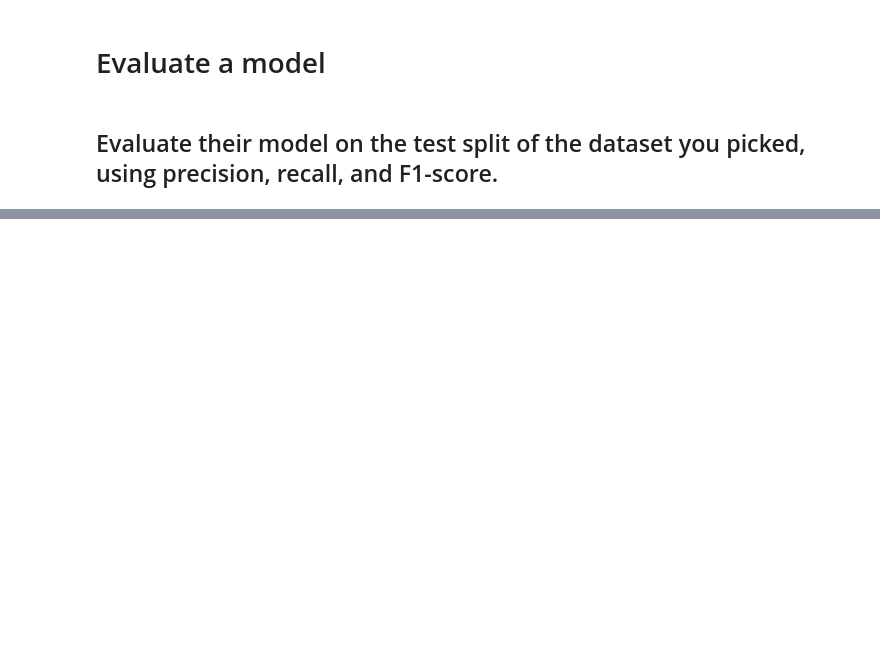
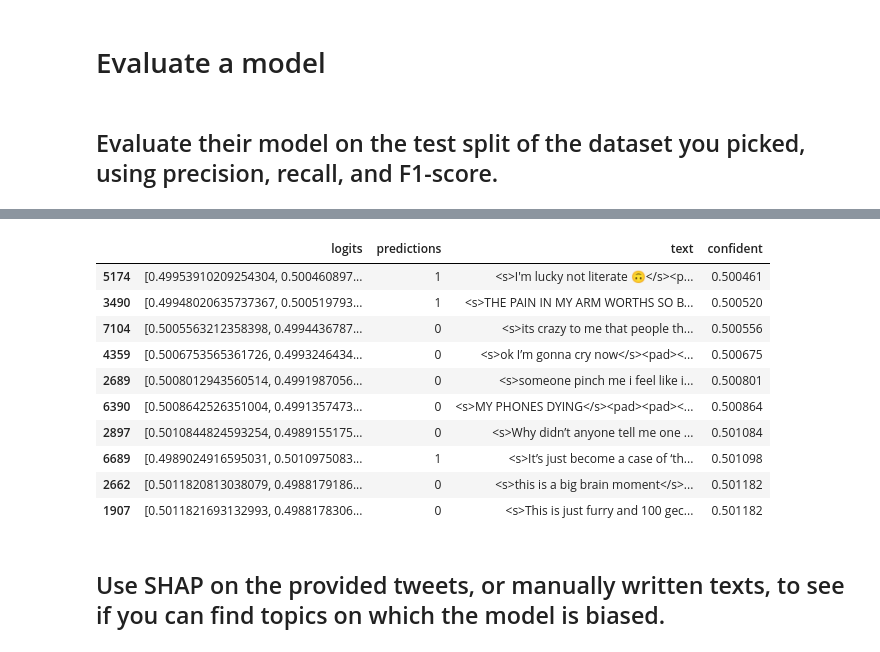
Before and after one commit to meliioko/nlp8, a Jupyter notebook: nlp8.ipynb, the cells around one changed output, grey strips where cells are left out. Drawn from its saved outputs; the diff is of its cells as text; code cells hidden in the pictures; blank space fills up the shorter version.

```diff
--- a/nlp8.ipynb
+++ b/nlp8.ipynb
@@ -74,0 +201,18 @@ topic_model.visualize_barchart()
+# %%
+from torch.utils.data import Dataset
+class TextDataset(Dataset):
+    def __init__(self, texts, tokenizer, max_length):
+        self.texts = texts
+        self.tokenizer = tokenizer
+        self.max_length = max_length
+
+    def __getitem__(self, idx):
+        text = self.texts[idx]
+        inputs = self.tokenizer(text, return_tensors='pt', max_length=self.max_length, padding='max_length', truncation=True)
+        return {key: tensor.squeeze(0) for key, tensor in inputs.items()}
+
+    def __len__(self):
+        return len(self.texts)
+
+tweet_dataset = TextDataset(tweets['text'], tokenizer, max_length=512)
+data_loader = DataLoader(tweet_dataset, batch_size=128)
@@ -74,0 +282,17 @@ topic_model.visualize_barchart()
+# %%
+preds.sort_values('confident', inplace=True)
+preds.head(10)
+# %% [output]
+|  | logits | predictions | text | confident |
+| 5174 | [0.49953910209254304, 0.500460897... | 1 | <s>I'm lucky not literate 🙃</s><p... | 0.500461 |
+| 3490 | [0.49948020635737367, 0.500519793... | 1 | <s>THE PAIN IN MY ARM WORTHS SO B... | 0.500520 |
+| 7104 | [0.5005563212358398, 0.4994436787... | 0 | <s>its crazy to me that people th... | 0.500556 |
+| 4359 | [0.5006753565361726, 0.4993246434... | 0 | <s>ok I’m gonna cry now</s><pad><... | 0.500675 |
+| 2689 | [0.5008012943560514, 0.4991987056... | 0 | <s>someone pinch me i feel like i... | 0.500801 |
+| 6390 | [0.5008642526351004, 0.4991357473... | 0 | <s>MY PHONES DYING</s><pad><pad><... | 0.500864 |
+| 2897 | [0.5010844824593254, 0.4989155175... | 0 | <s>Why didn’t anyone tell me one ... | 0.501084 |
+| 6689 | [0.4989024916595031, 0.5010975083... | 1 | <s>It’s just become a case of ‘th... | 0.501098 |
+| 2662 | [0.5011820813038079, 0.4988179186... | 0 | <s>this is a big brain moment</s>... | 0.501182 |
+| 1907 | [0.5011821693132993, 0.4988178306... | 0 | <s>This is just furry and 100 gec... | 0.501182 |
+# %% [markdown]
+## Use SHAP on the provided tweets, or manually written texts, to see if you can find topics on which the model is biased.
```
Also changed, not shown: parts of 29 cells of this notebook.
